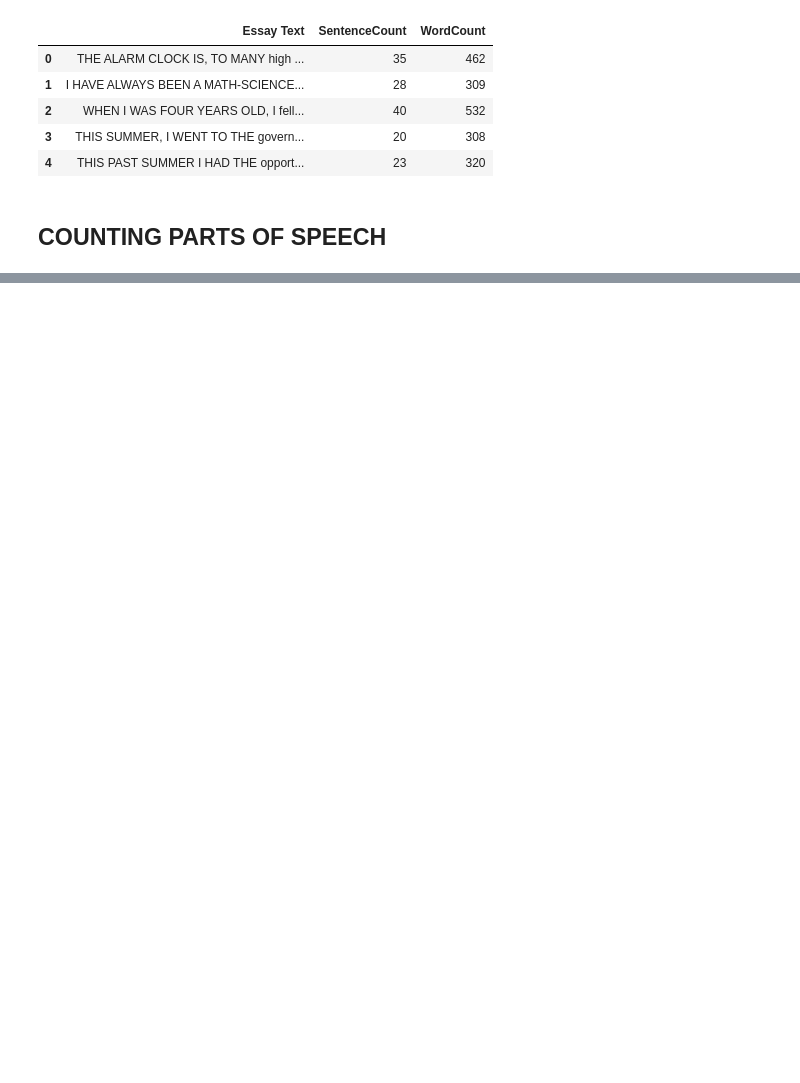
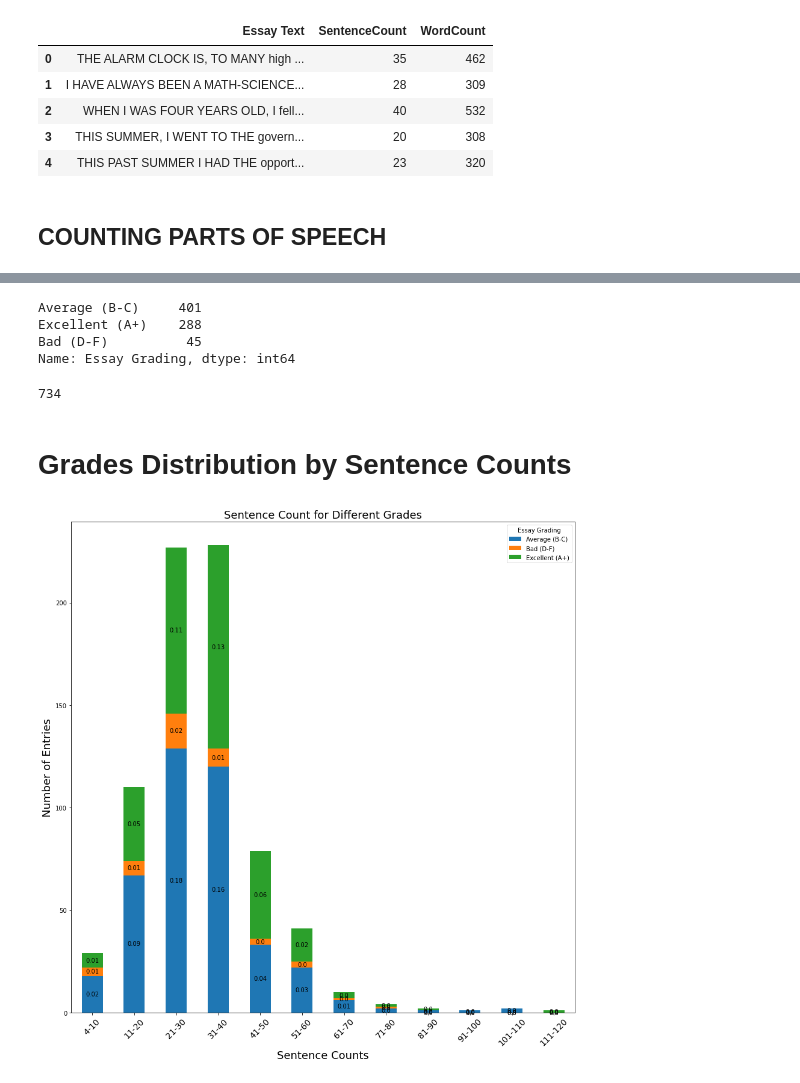
Before and after one commit to netgvarun2012/Blackbox, a Jupyter notebook: TextifyProofReading.ipynb, the cells around one changed output, grey strips where cells are left out. Saved outputs shown, nothing was run; the diff lists cells and outputs as text; code cells hidden in the pictures; blank space fills up the shorter version.

```diff
--- a/TextifyProofReading.ipynb
+++ b/TextifyProofReading.ipynb
@@ -220,0 +236,39 @@ array([[<matplotlib.axes._subplots.AxesSubplot object at 0x...>,
+# %%
+df_essays['Essay Grading'].value_counts()
+# %% [output]
+Average (B-C)     401
+Excellent (A+)    288
+Bad (D-F)          45
+Name: Essay Grading, dtype: int64
+# %%
+len(df_essays)
+# %% [output]
+734
+# %% [markdown]
+# **Grades Distribution by Sentence Counts**
+# %%
+bins = np.arange(0, 13) * 10
+df_essays['SentenceCategory'] = np.digitize(df_essays['SentenceCount'], bins, right=True)
+df_essays.sort_values(by = 'SentenceCount',inplace=True)
+dicton = {1:'4-10',2:'11-20',3:'21-30',4:'31-40',5:'41-50',6:'51-60',7:'61-70',8:'71-80',9:'81-90',10:'91-100',11:'101-110',12:'111-120'}
+df_essays["SentenceCategory"].replace(dicton, inplace=True)
+counts = df_essays.groupby(['SentenceCategory','Essay Grading'],sort=False).SentenceCount.count().unstack()
+df_essays.drop(['SentenceCategory'], axis=1,inplace=True)
+counts.replace(np.nan,0,inplace=True)
+ax = counts.plot.bar(stacked=True,figsize=(15,15),width = 0.5)
+for p in ax.patches:
+    width, height = p.get_width(), p.get_height()
+    x, y = p.get_xy()
+    ax.text(x+width/2,
+            y+height/2,
+            #'{:.0000f} '.format(height/len(df_essays)),
+            str(round(height/len(df_essays),2)),
+            horizontalalignment='center',
+            verticalalignment='center')
+plt.title('Sentence Count for Different Grades',fontsize=18)
+plt.xlabel('Sentence Counts',fontsize=18)
+plt.xticks(fontsize=14,rotation=45)
+plt.ylabel('Number of Entries',fontsize=18)
+plt.show()
+# %% [output]
+[figure, added]
```
Also changed, not shown: parts of 16 cells of this notebook.
